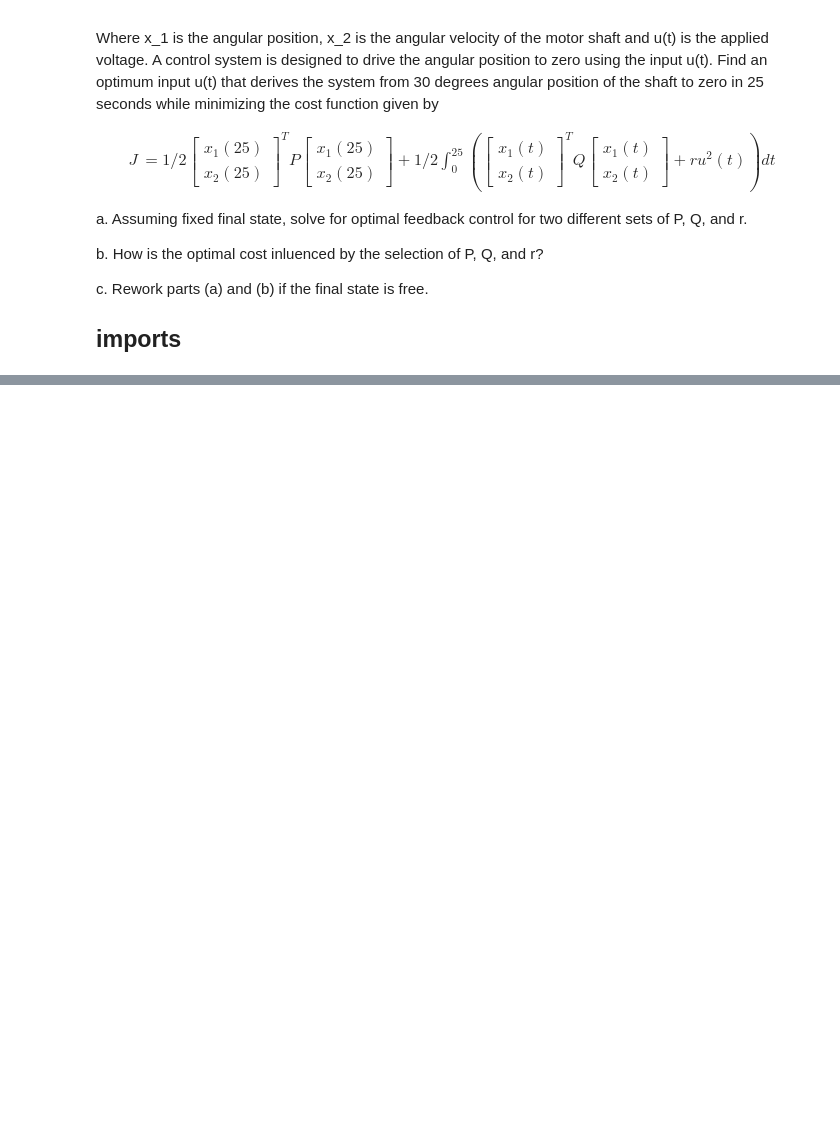
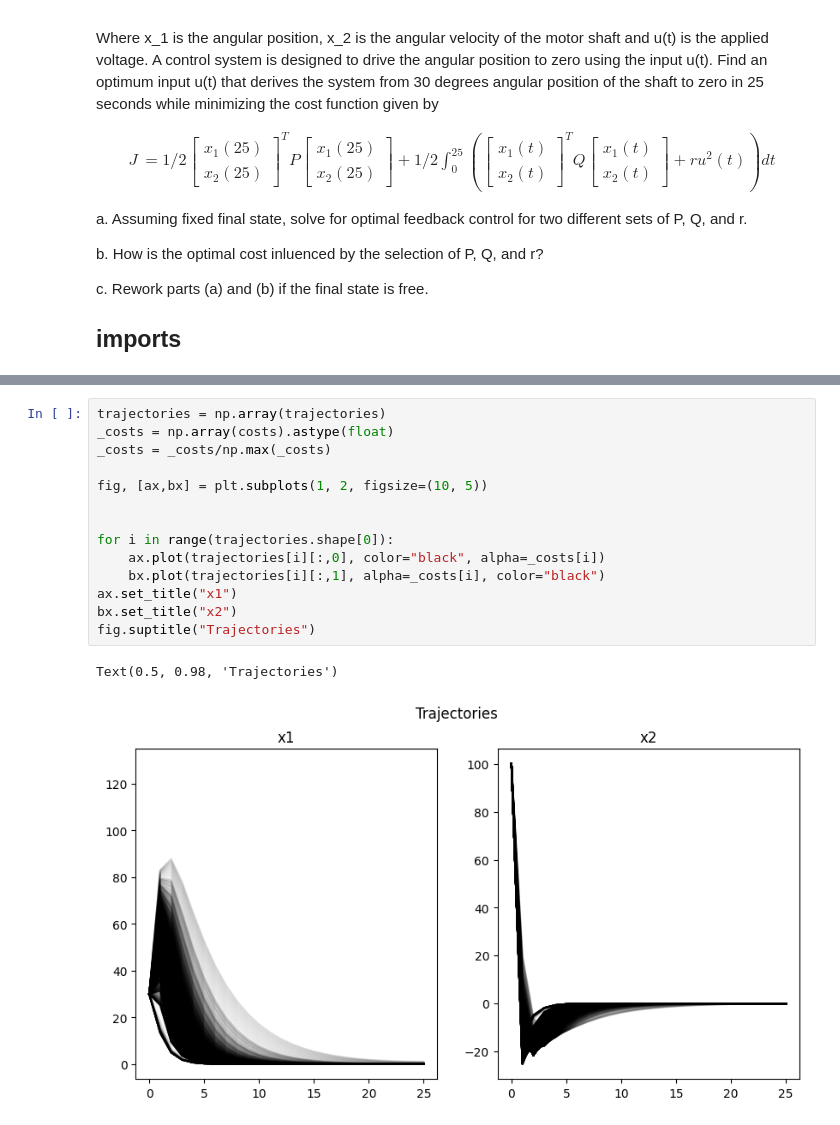
Before and after one commit to tamzeed-toha/optimal_control, a Jupyter notebook: mid/problem2.ipynb, the cells around one changed output, grey strips where cells are left out. Saved outputs shown, nothing was run; the diff lists cells and outputs as text; blank space fills up the shorter version.

```diff
--- a/mid/problem2.ipynb
+++ b/mid/problem2.ipynb
@@ -496,0 +205,17 @@ Text(0.5, 1.0, 'optimal response')
+# %%
+trajectories = np.array(trajectories)
+_costs = np.array(costs).astype(float)
+_costs = _costs/np.max(_costs)
+
+fig, [ax,bx] = plt.subplots(1, 2, figsize=(10, 5))
+
+
+for i in range(trajectories.shape[0]):
+    ax.plot(trajectories[i][:,0], color="black", alpha=_costs[i])
+    bx.plot(trajectories[i][:,1], alpha=_costs[i], color="black")
+ax.set_title("x1")
+bx.set_title("x2")
+fig.suptitle("Trajectories")
+# %% [output]
+Text(0.5, 0.98, 'Trajectories')
+[figure, added]
```
Also changed, not shown: parts of 24 cells of this notebook, 7 other files.
